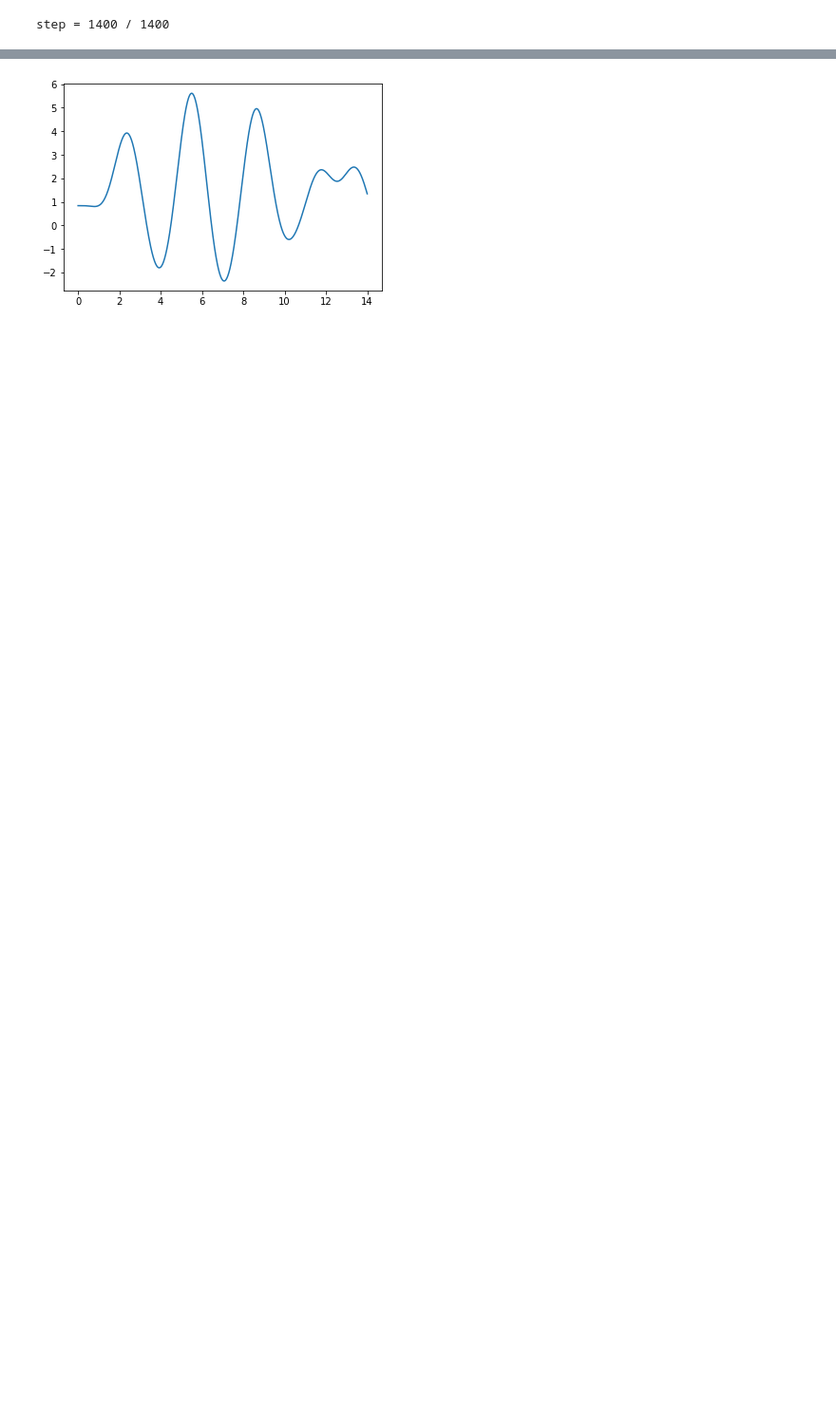
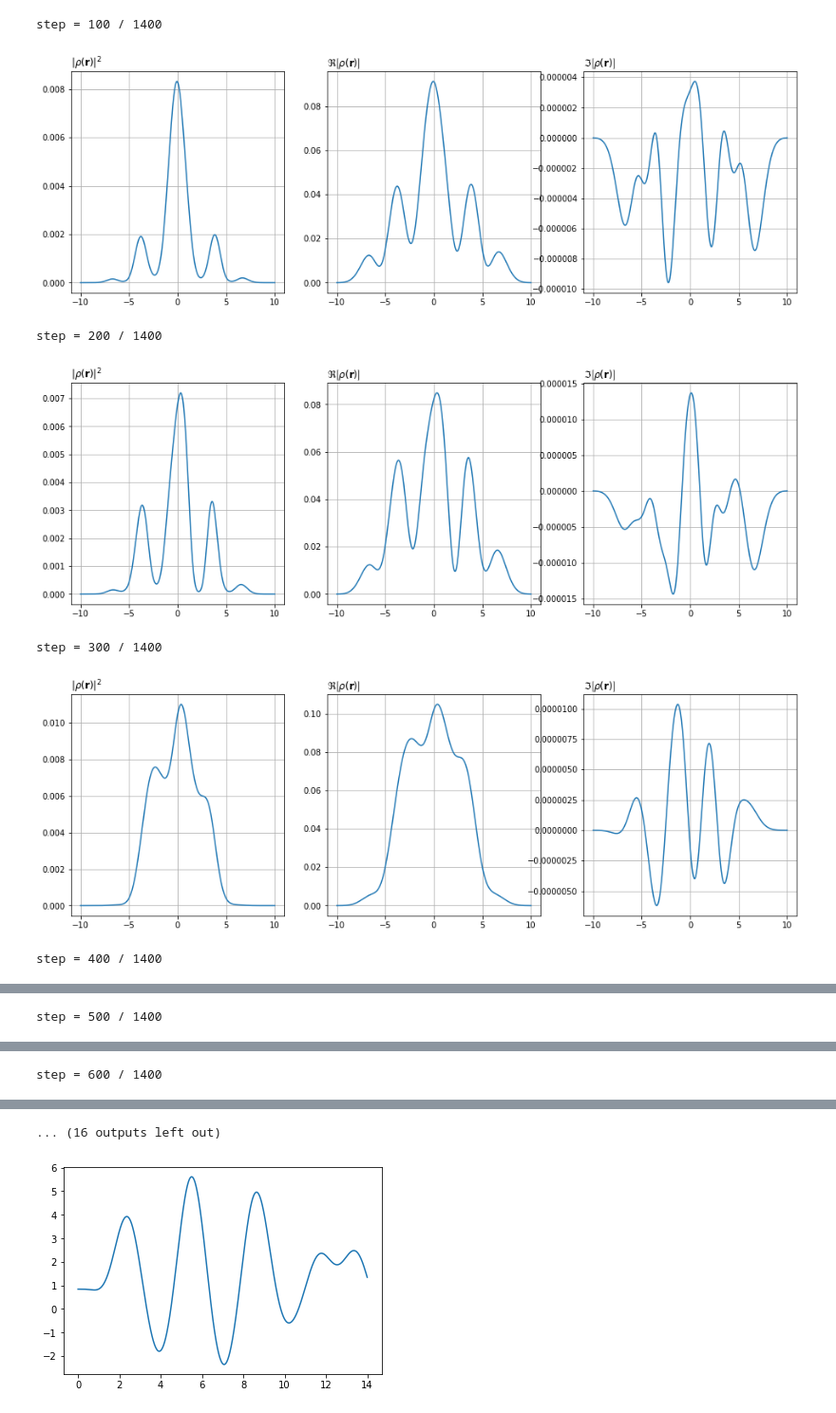
Before and after one commit to HyQD/coupled-cluster, a Jupyter notebook: scripts/1d-ho-quantum-dot.ipynb, the cells around one changed output, grey strips where cells are left out. Shown at 95% size. Drawn from its saved outputs; the diff is of its cells as text; code cells hidden in the pictures; blank space fills up the shorter version.

```diff
--- a/scripts/1d-ho-quantum-dot.ipynb
+++ b/scripts/1d-ho-quantum-dot.ipynb
@@ -103,0 +110,9 @@ time_points = np.linspace(0, t_end, num_timesteps)
+# %%
+dt = 1e-2
+t_start = 0
+t_end = 14
+
+num_timesteps = int((t_end - t_start) / dt + 1)
+print(f"Number of timesteps to perform: {num_timesteps}")
+
+time_points = np.linspace(t_start, t_end, num_timesteps)
@@ -107,14 +124,43 @@ td_energies = np.zeros(num_timesteps, dtype=np.complex128)
 
 psi_overlap[0] = oatdccd.compute_time_dependent_overlap()
 td_energies[0] = oatdccd.compute_energy()
-# %%
-step_final = num_timesteps - 1
-
-for i, amp in enumerate(oatdccd.solve(time_points)):
-    step = i + 1
-    print(100 * " ", end="\r")
-    print(f"step = {step} / {step_final}", end="\r")
-    psi_overlap[i + 1] = oatdccd.compute_time_dependent_overlap()
-    td_energies[i + 1] = oatdccd.compute_energy()
-# %% [output]
-step = 1400 / 1400
+# %%
+step_final = num_timesteps - 1
+plot_step_freq = 100
+
+for i, amp in enumerate(oatdccd.solve(time_points)):
+    step = i + 1
+    print(100 * " ", end="\r")
+    print(f"step = {step} / {step_final}", end="\r")
+    psi_overlap[i + 1] = oatdccd.compute_time_dependent_overlap()
+    td_energies[i + 1] = oatdccd.compute_energy()
+
+    if step % plot_step_freq == 0:
+        rho = oatdccd.compute_particle_density()
+
+        fig = plt.figure(figsize=(16, 5))
+
+        ax = fig.add_subplot(1, 3, 1)
+        ax.set_title(r"$|\rho(\mathbf{r})|^2$", loc="left")
+        plt.plot(odho.grid, np.abs(rho * rho.conj()))
+        plt.grid()
+
+        ax = fig.add_subplot(1, 3, 2)
+        ax.set_title(r"$\Re\left[\rho(\mathbf{r})\right]$", loc="left")
+        plt.plot(odho.grid, rho.real)
+        plt.grid()
+
+        ax = fig.add_subplot(1, 3, 3)
+        ax.set_title(r"$\Im\left[\rho(\mathbf{r})\right]$", loc="left")
+        plt.plot(odho.grid, rho.imag)
+        plt.grid()
+
+        plt.show()
+# %% [output]
+step = 100 / 1400
+[figure, added]
+step = 200 / 1400
+[figure, added]
+step = 300 / 1400
+[figure, added]
+step = 400 / 1400
@@ -120,0 +168 @@ step = 1400 / 1400
+step = 500 / 1400
@@ -120,0 +170 @@ step = 1400 / 1400
+step = 600 / 1400
@@ -121,3 +172,4 @@ step = 1400 / 1400
+... (16 outputs left out)
 # %%
 plt.plot(time_points, td_energies.real)
 plt.show()
```
Also changed, not shown: parts of 9 cells of this notebook.
